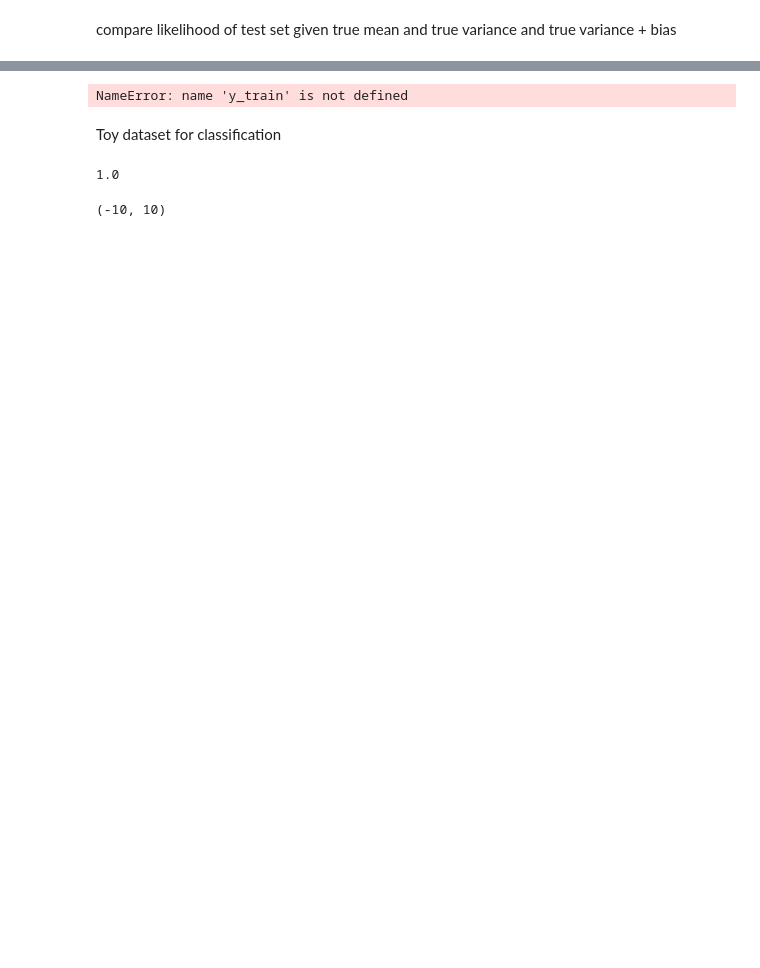
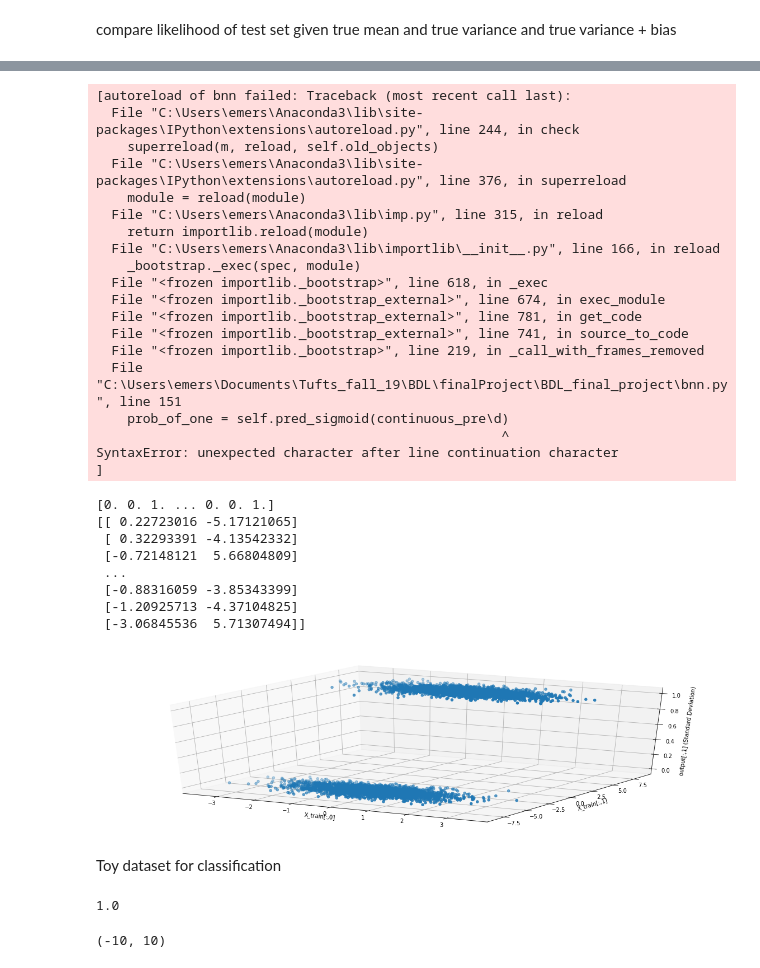
Before and after one commit to Emerson-Wenzel/BDL_final_project, a Jupyter notebook: Baysian_Logistic_regression_daniel.ipynb, the cells around one changed output, grey strips where cells are left out. Saved outputs shown, nothing was run; the diff lists cells and outputs as text; code cells hidden in the pictures; blank space fills up the shorter version.

```diff
--- a/Baysian_Logistic_regression_daniel.ipynb
+++ b/Baysian_Logistic_regression_daniel.ipynb
@@ -149,21 +149,51 @@ print(gauss_logpdf(tst, X_train @ W + b, np.exp(x @ W_s + b_s) + 100).sum())
 # %%
 # This import registers the 3D projection, but is otherwise unused.
 from mpl_toolkits.mplot3d import Axes3D  # noqa: F401 unused import
 
 print(y_train)
 print(X_train)
 
 fig = plt.figure(figsize=(20,20))
 ax = fig.add_subplot(311, projection='3d')
 
 sparse_cap = int(len(X_train) / 10)
 
 ax.scatter(X_train[:,0], X_train[:,1], y_train)
 ax.set_xlabel('X_train[:,0]')
 ax.set_ylabel('X_train[:,1]')
 ax.set_zlabel('output[:,1] (Standard Deviation)')
+
+
+fig.show?
 # %% [output]
-NameError: name 'y_train' is not defined
+[autoreload of bnn failed: Traceback (most recent call last):
+  File "C:\Users\emers\Anaconda3\lib\site-packages\IPython\extensions\autoreload.py", line 244, in check
+    superreload(m, reload, self.old_objects)
+  File "C:\Users\emers\Anaconda3\lib\site-packages\IPython\extensions\autoreload.py", line 376, in superreload
+    module = reload(module)
+  File "C:\Users\emers\Anaconda3\lib\imp.py", line 315, in reload
+    return importlib.reload(module)
+  File "C:\Users\emers\Anaconda3\lib\importlib\__init__.py", line 166, in reload
+    _bootstrap._exec(spec, module)
+  File "<frozen importlib._bootstrap>", line 618, in _exec
+  File "<frozen importlib._bootstrap_external>", line 674, in exec_module
+  File "<frozen importlib._bootstrap_external>", line 781, in get_code
+  File "<frozen importlib._bootstrap_external>", line 741, in source_to_code
+  File "<frozen importlib._bootstrap>", line 219, in _call_with_frames_removed
+  File "C:\Users\emers\Documents\Tufts_fall_19\BDL\finalProject\BDL_final_project\bnn.py", line 151
+    prob_of_one = self.pred_sigmoid(continuous_pre\d)
+                                                    ^
+SyntaxError: unexpected character after line continuation character
+]
+[0. 0. 1. ... 0. 0. 1.]
+[[ 0.22723016 -5.17121065]
+ [ 0.32293391 -4.13542332]
+ [-0.72148121  5.66804809]
+ ...
+ [-0.88316059 -3.85343399]
+ [-1.20925713 -4.37104825]
+ [-3.06845536  5.71307494]]
+[figure, added]
 # %% [markdown]
 Toy dataset for classification
 # %%
```
Also changed, not shown: parts of 11 cells of this notebook, 1 other file.
